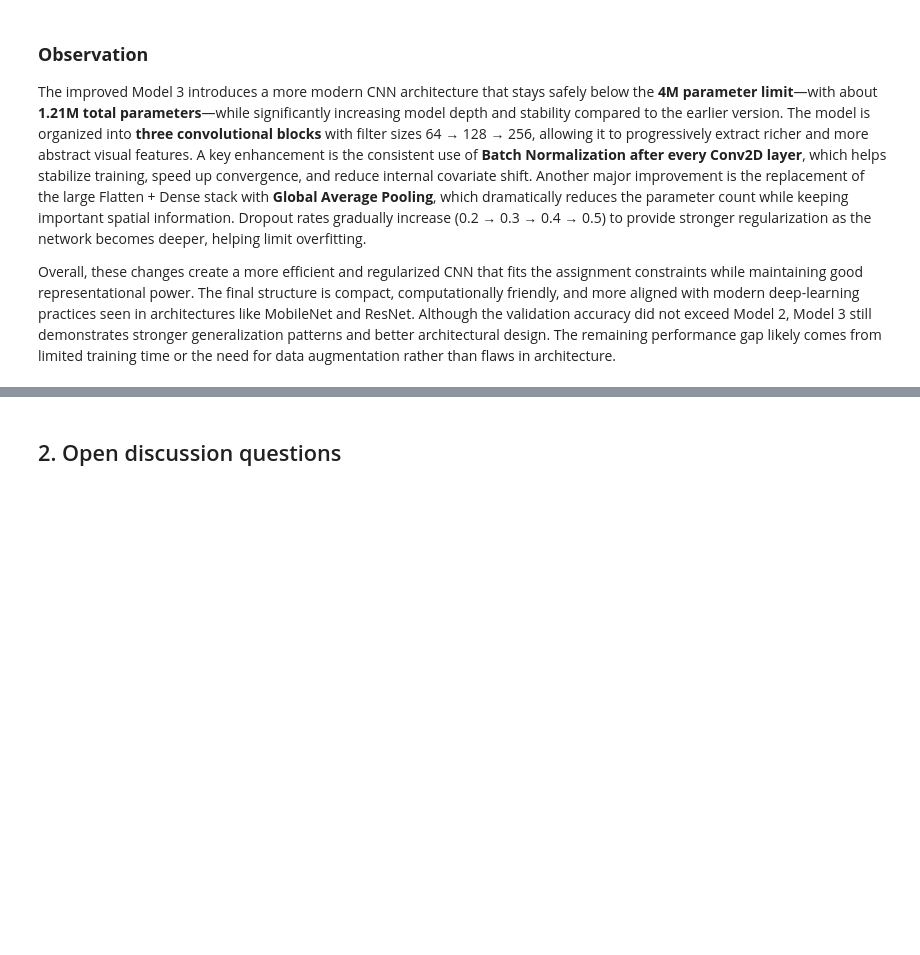
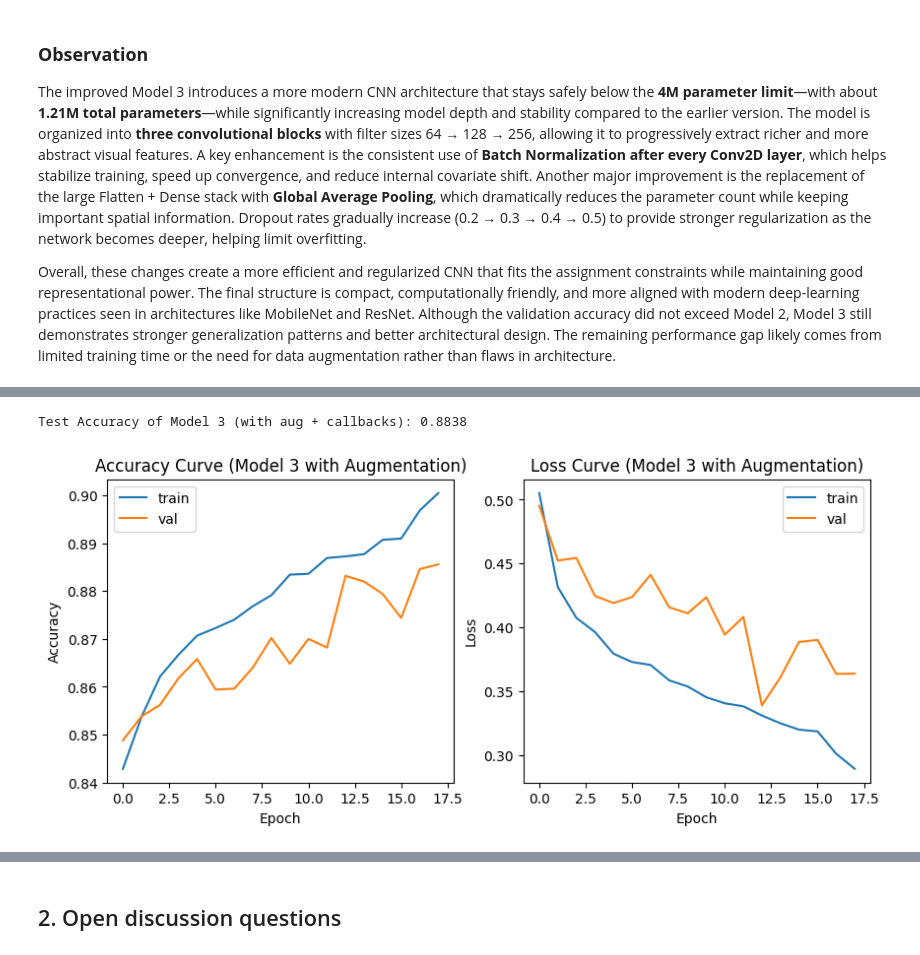
Before and after one commit to mintus2511/ML4DS_230167_Assignment5, a Jupyter notebook: Assignment_5_DeepLearning.ipynb, the cells around one changed output, grey strips where cells are left out. Drawn from its saved outputs; the diff is of its cells as text; code cells hidden in the pictures; blank space fills up the shorter version.

```diff
--- a/Assignment_5_DeepLearning.ipynb
+++ b/Assignment_5_DeepLearning.ipynb
@@ -753,0 +839,16 @@ This tells us that deeper or more complex architectures do not automatically gua
+# %%
+from tensorflow.keras import optimizers
+
+model_3.compile(
+    optimizer=optimizers.Adam(learning_rate=5e-4),  # smaller LR than 1e-3
+    loss="sparse_categorical_crossentropy",
+    metrics=["accuracy"]
+)
+# %%
+history_3_aug = model_3.fit(
+    datagen.flow(X_train, y_train, batch_size=64),  # augmented batches
+    epochs=60,                                      # allow more epochs; early stopping will cut it
+    validation_data=(X_val, y_val),
+    callbacks=callbacks,
+    verbose=1
+)
@@ -753,0 +897,31 @@ This tells us that deeper or more complex architectures do not automatically gua
+# %%
+test_loss_3_aug, test_acc_3_aug = model_3.evaluate(X_test, y_test, verbose=0)
+print("Test Accuracy of Model 3 (with aug + callbacks):", round(test_acc_3_aug, 4))
+# %% [output]
+Test Accuracy of Model 3 (with aug + callbacks): 0.8838
+# %%
+import matplotlib.pyplot as plt
+
+plt.figure(figsize=(10, 4))
+
+# Accuracy curve
+plt.subplot(1, 2, 1)
+plt.plot(history_3_aug.history["accuracy"], label="train")
+plt.plot(history_3_aug.history["val_accuracy"], label="val")
+plt.title("Accuracy Curve (Model 3 with Augmentation)")
+plt.xlabel("Epoch")
+plt.ylabel("Accuracy")
+plt.legend()
+
+# Loss curve
+plt.subplot(1, 2, 2)
+plt.plot(history_3_aug.history["loss"], label="train")
+plt.plot(history_3_aug.history["val_loss"], label="val")
+plt.title("Loss Curve (Model 3 with Augmentation)")
+plt.xlabel("Epoch")
+plt.ylabel("Loss")
+plt.legend()
+
+plt.show()
+# %% [output]
+[figure, added]
```
Also changed, not shown: parts of 43 cells of this notebook.
